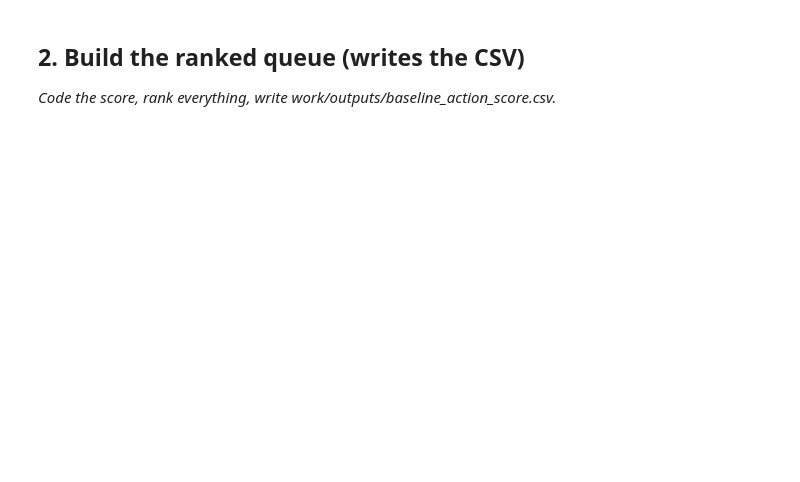
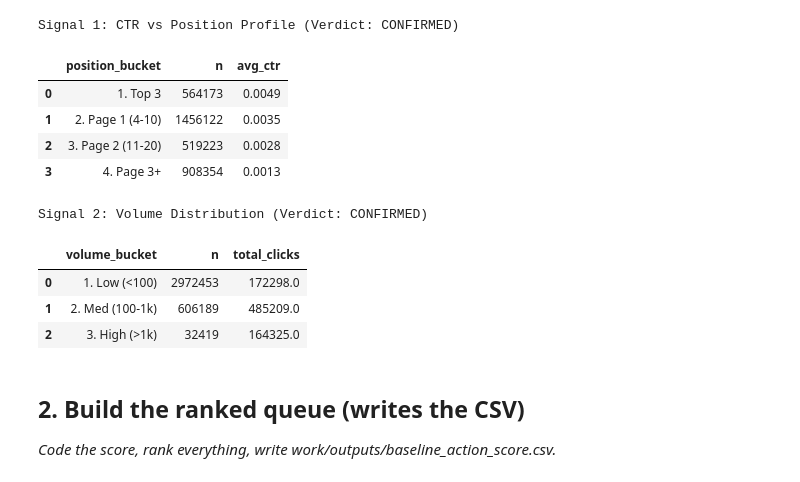
Before and after one commit to furkankumrudev/flyrank-ml-internship, a Jupyter notebook: work/notebooks/w04_baseline_score.ipynb, the cells around one changed output. Cells and saved outputs as stored; diff of their text form; code cells hidden in the pictures; blank space fills up the shorter version.

```diff
--- a/work/notebooks/w04_baseline_score.ipynb
+++ b/work/notebooks/w04_baseline_score.ipynb
@@ -16,3 +42,61 @@ This skeleton is yours to fill. Work the sections **in order** — each one has
+# %%
+# This cell is for CODE (numbers, a query, a check).
+# Write your text answer in the cell ABOVE this one — typing sentences here breaks Run All.
+
+# 1. THE SIGNAL CHECKS
+REL = "hf://datasets/FlyRank/internship-warehouse"
+fact_daily = f"read_parquet('{REL}/fact_content_daily_performance/month=2026-03/*.parquet')"
+
+# Signal 1: CTR vs Position Bucket
+signal_ctr = con.sql(f"""
+SELECT
+    CASE
+        WHEN gsc_avg_position <= 3 THEN '1. Top 3'
+        WHEN gsc_avg_position <= 10 THEN '2. Page 1 (4-10)'
+        WHEN gsc_avg_position <= 20 THEN '3. Page 2 (11-20)'
+        ELSE '4. Page 3+'
+    END AS position_bucket,
+    COUNT(*) AS n,
+    ROUND(AVG(gsc_clicks * 1.0 / NULLIF(gsc_impressions, 0)), 4) AS avg_ctr
+FROM {fact_daily}
+WHERE gsc_avg_position > 0 AND gsc_impressions > 0
+GROUP BY 1
+ORDER BY 1
+""").df()
+
+print("Signal 1: CTR vs Position Profile (Verdict: CONFIRMED)")
+display(signal_ctr)
+
+# Signal 2: Volume / Impressions Bucket
+signal_vol = con.sql(f"""
+SELECT
+    CASE
+        WHEN gsc_impressions < 100 THEN '1. Low (<100)'
+        WHEN gsc_impressions < 1000 THEN '2. Med (100-1k)'
+        ELSE '3. High (>1k)'
+    END AS volume_bucket,
+    COUNT(*) AS n,
+    SUM(gsc_clicks) AS total_clicks
+FROM {fact_daily}
+WHERE gsc_data_available IS TRUE
+GROUP BY 1
+ORDER BY 1
+""").df()
+
+print("\nSignal 2: Volume Distribution (Verdict: CONFIRMED)")
+display(signal_vol)
+# %% [output]
+Signal 1: CTR vs Position Profile (Verdict: CONFIRMED)
+|  | position_bucket | n | avg_ctr |
+| 0 | 1. Top 3 | 564173 | 0.0049 |
+| 1 | 2. Page 1 (4-10) | 1456122 | 0.0035 |
+| 2 | 3. Page 2 (11-20) | 519223 | 0.0028 |
+| 3 | 4. Page 3+ | 908354 | 0.0013 |
+Signal 2: Volume Distribution (Verdict: CONFIRMED)
+|  | volume_bucket | n | total_clicks |
+| 0 | 1. Low (<100) | 2972453 | 172298.0 |
+| 1 | 2. Med (100-1k) | 606189 | 485209.0 |
+| 2 | 3. High (>1k) | 32419 | 164325.0 |
 # %% [markdown]
 ## 2. Build the ranked queue (writes the CSV)
 
```
Also changed, not shown: parts of 10 cells of this notebook.
